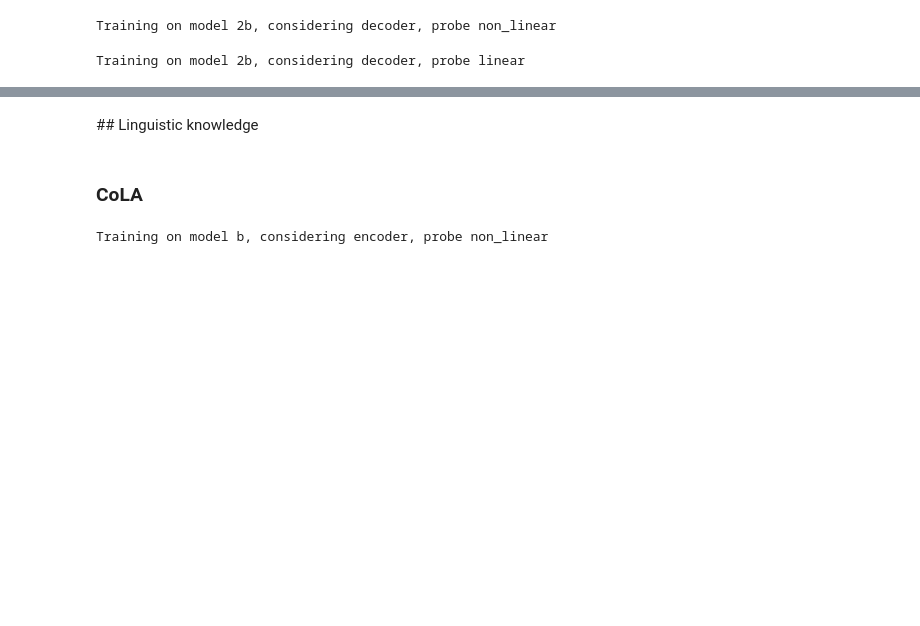
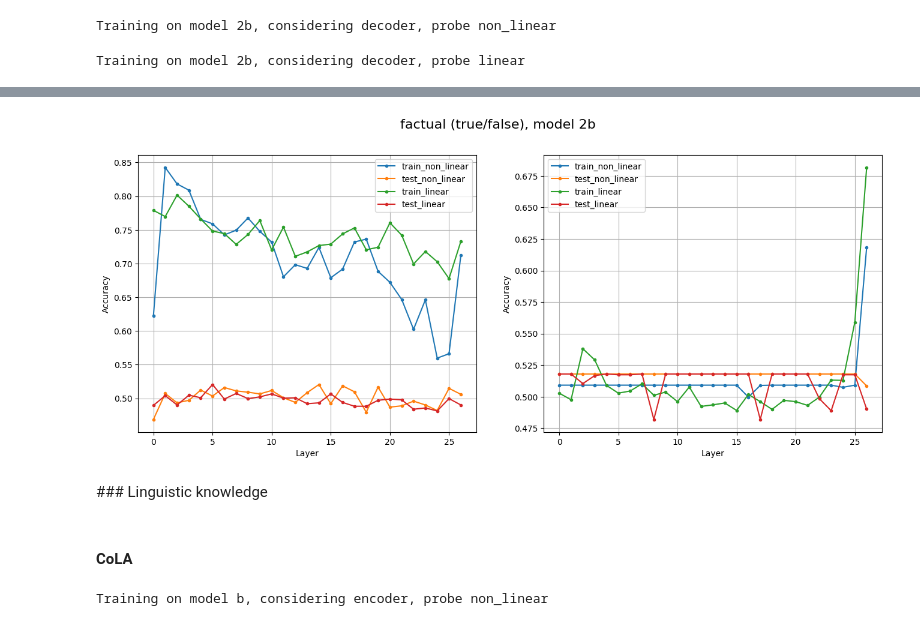
Before and after one commit to rrossierba/digital-transformation-computer-security, a Jupyter notebook: probe_t5.ipynb, the cells around one changed output, grey strips where cells are left out. Saved outputs shown, nothing was run; the diff lists cells and outputs as text; code cells hidden in the pictures; blank space fills up the shorter version.

```diff
--- a/probe_t5.ipynb
+++ b/probe_t5.ipynb
@@ -1402,0 +1466,16 @@ plot_accuracies(accuracies_factual_2b, '2b', 'factual')
+# %%
+random_train_df_tf = randomize_label(train_df)
+random_test_df_tf = randomize_label(test_df)
+# %%
+config2b = {
+    'model_size' : '2b',
+    'train_df' : random_train_df_tf,
+    'test_df' : random_test_df_tf,
+    'num_layers' : 27
+}
+
+encoder_results_nl_2b = iterate_training_layers(**config2b, encdec='encoder', probe=NON_LINEAR)
+encoder_results_l_2b = iterate_training_layers(**config2b, encdec='encoder', probe=LINEAR)
+
+decoder_results_nl_2b = iterate_training_layers(**config2b, encdec='decoder', probe=NON_LINEAR)
+decoder_results_l_2b = iterate_training_layers(**config2b, encdec='decoder', probe=LINEAR)
@@ -1403,7 +1487,16 @@ plot_accuracies(accuracies_factual_2b, '2b', 'factual')
+# %%
+accuracies_factual_2b = [
+    [(encoder_results_nl_2b, NON_LINEAR), (encoder_results_l_2b, LINEAR)],
+    [(decoder_results_nl_2b, NON_LINEAR), (decoder_results_l_2b, LINEAR)]
+]
+
+plot_accuracies(accuracies_factual_2b, '2b', 'factual (true/false)')
+# %% [output]
+[figure, added]
 # %% [markdown]
-## Linguistic knowledge
+### Linguistic knowledge
 # %% [markdown]
-### CoLA
+#### CoLA
 # %%
 cola_b_path = '/content/drive/MyDrive/DTCS_datasets/cola_t5gemma-b-b-ul2.pkl'
 cola_b_df = pd.read_pickle(cola_b_path)
```
Also changed, not shown: parts of 24 cells of this notebook.
